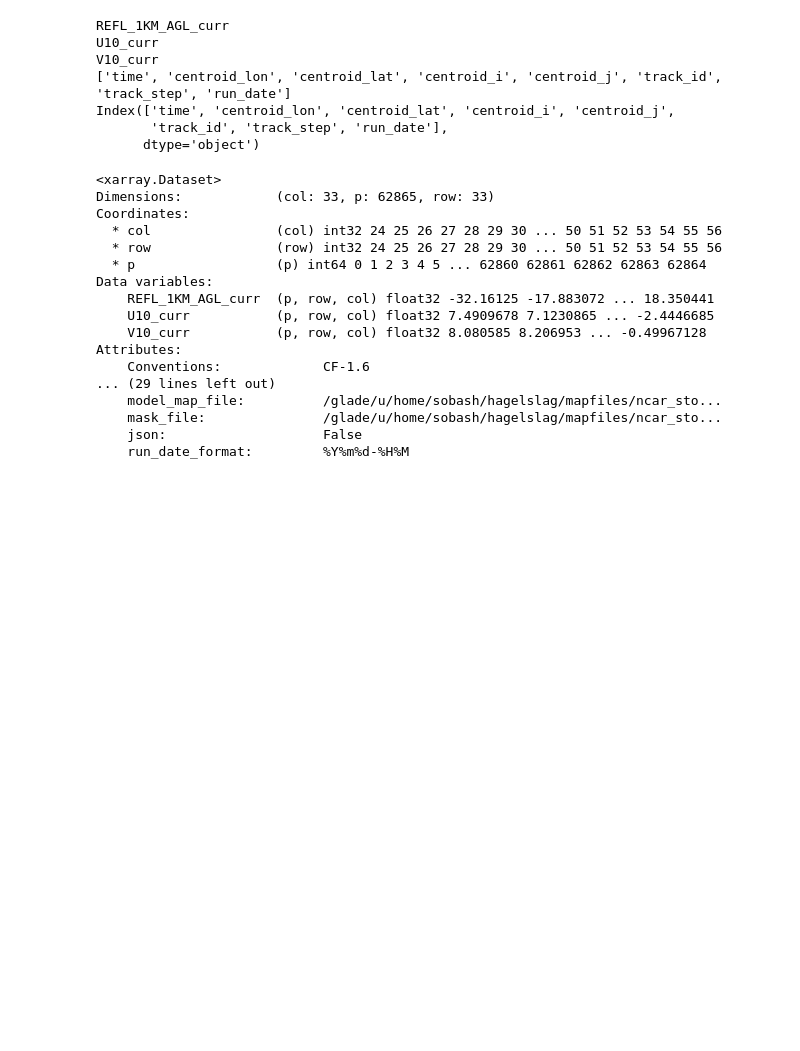
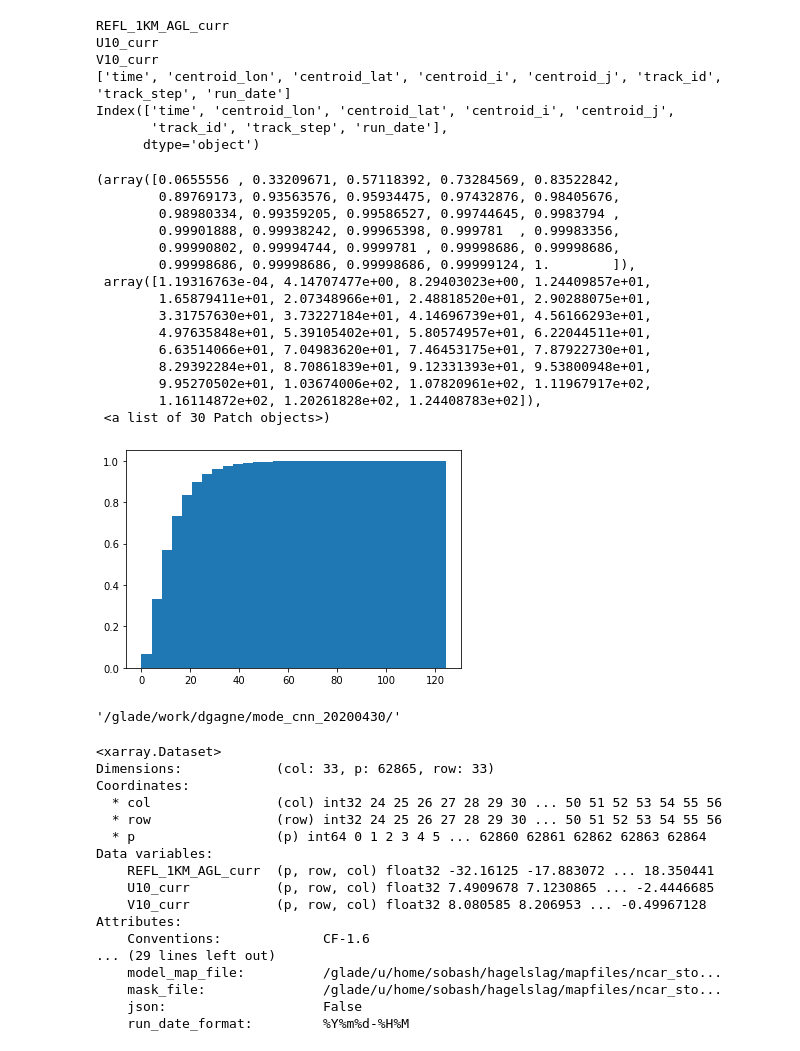
Before and after one commit to djgagne/HWT_mode, a Jupyter notebook: notebooks/cnn_interp.ipynb, the cells around one changed output. Saved outputs shown, nothing was run; the diff lists cells and outputs as text; code cells hidden in the pictures; blank space fills up the shorter version.

```diff
--- a/notebooks/cnn_interp.ipynb
+++ b/notebooks/cnn_interp.ipynb
@@ -79,3 +77,26 @@ sal_ds = xr.open_dataarray(saliency_nc_file)
+# %%
+plt.hist(out_max["train"], 30, density=True, cumulative=True)
+# %% [output]
+(array([0.0655556 , 0.33209671, 0.57118392, 0.73284569, 0.83522842,
+        0.89769173, 0.93563576, 0.95934475, 0.97432876, 0.98405676,
+        0.98980334, 0.99359205, 0.99586527, 0.99744645, 0.9983794 ,
+        0.99901888, 0.99938242, 0.99965398, 0.999781  , 0.99983356,
+        0.99990802, 0.99994744, 0.9999781 , 0.99998686, 0.99998686,
+        0.99998686, 0.99998686, 0.99998686, 0.99999124, 1.        ]),
+ array([1.19316763e-04, 4.14707477e+00, 8.29403023e+00, 1.24409857e+01,
+        1.65879411e+01, 2.07348966e+01, 2.48818520e+01, 2.90288075e+01,
+        3.31757630e+01, 3.73227184e+01, 4.14696739e+01, 4.56166293e+01,
+        4.97635848e+01, 5.39105402e+01, 5.80574957e+01, 6.22044511e+01,
+        6.63514066e+01, 7.04983620e+01, 7.46453175e+01, 7.87922730e+01,
+        8.29392284e+01, 8.70861839e+01, 9.12331393e+01, 9.53800948e+01,
+        9.95270502e+01, 1.03674006e+02, 1.07820961e+02, 1.11967917e+02,
+        1.16114872e+02, 1.20261828e+02, 1.24408783e+02]),
+ <a list of 30 Patch objects>)
+[figure, added]
+# %%
+config["out_path"]
+# %% [output]
+'/glade/work/dgagne/mode_cnn_20200430/'
 # %%
 input["val"]
 # %% [output]
```
Also changed, not shown: parts of 21 cells of this notebook, 3 other files.
